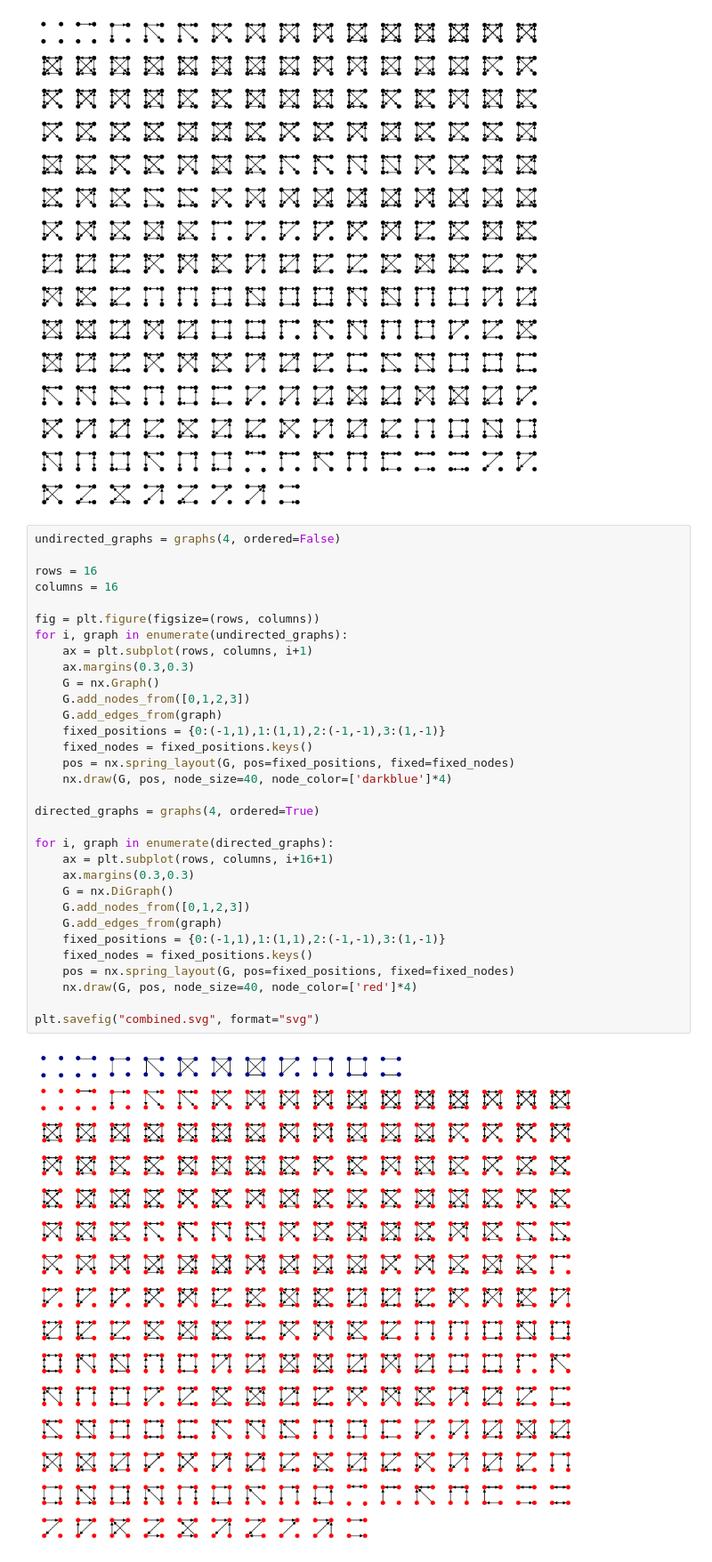
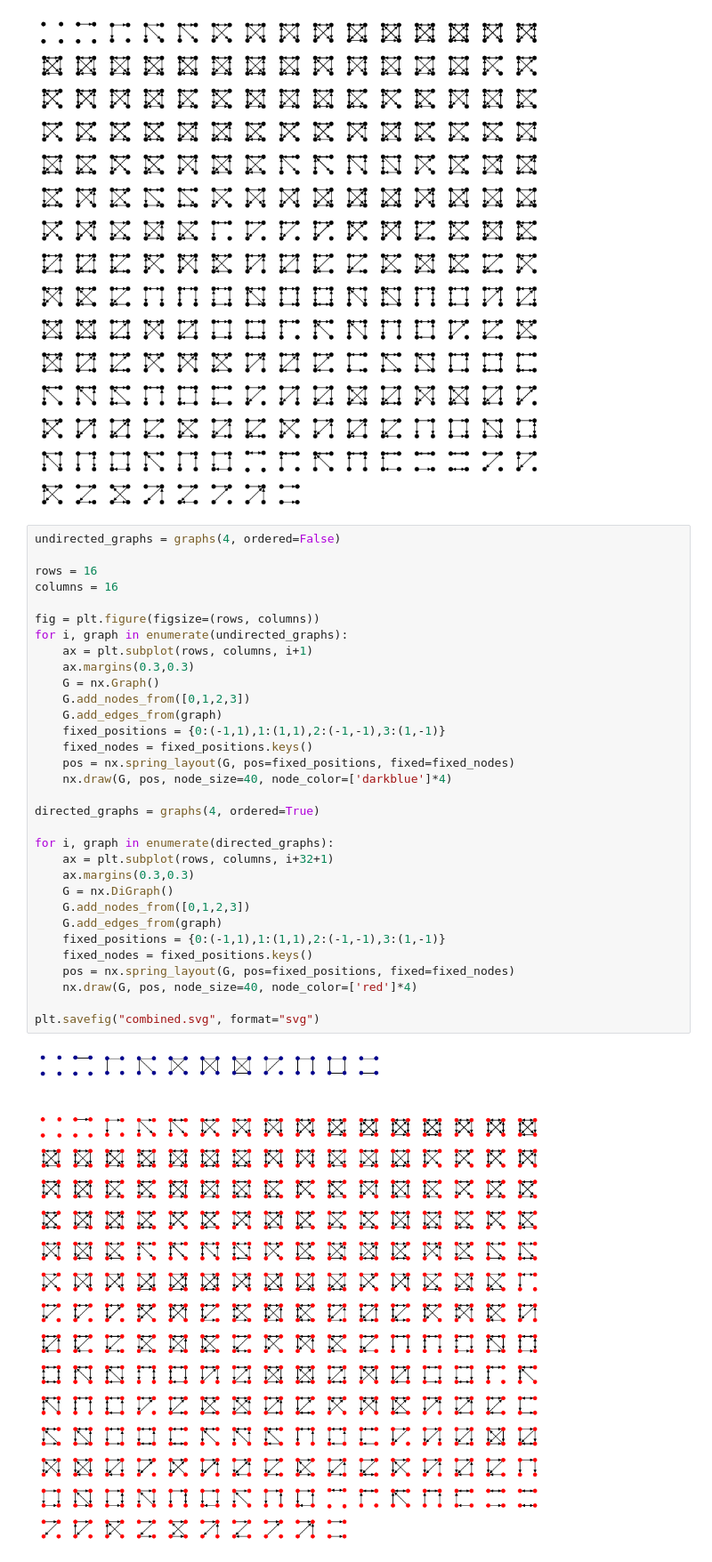
Before and after one commit to petterdaae/graph-enumeration, a Jupyter notebook: enumerate.ipynb, the cells around one changed output. Shown: that part at 89% size. Cells and saved outputs as stored; diff of their text form.

Commit message:
Improve combined figure

```diff
--- a/enumerate.ipynb
+++ b/enumerate.ipynb
@@ -133,32 +133,32 @@ undirected_graphs = graphs(4, ordered=False)
 
 rows = 16
 columns = 16
 
 fig = plt.figure(figsize=(rows, columns))
 for i, graph in enumerate(undirected_graphs):
     ax = plt.subplot(rows, columns, i+1)
     ax.margins(0.3,0.3)
     G = nx.Graph()
     G.add_nodes_from([0,1,2,3])
     G.add_edges_from(graph)
     fixed_positions = {0:(-1,1),1:(1,1),2:(-1,-1),3:(1,-1)}
     fixed_nodes = fixed_positions.keys()
     pos = nx.spring_layout(G, pos=fixed_positions, fixed=fixed_nodes)
     nx.draw(G, pos, node_size=40, node_color=['darkblue']*4)
 
 directed_graphs = graphs(4, ordered=True)
 
 for i, graph in enumerate(directed_graphs):
-    ax = plt.subplot(rows, columns, i+16+1)
+    ax = plt.subplot(rows, columns, i+32+1)
     ax.margins(0.3,0.3)
     G = nx.DiGraph()
     G.add_nodes_from([0,1,2,3])
     G.add_edges_from(graph)
     fixed_positions = {0:(-1,1),1:(1,1),2:(-1,-1),3:(1,-1)}
     fixed_nodes = fixed_positions.keys()
     pos = nx.spring_layout(G, pos=fixed_positions, fixed=fixed_nodes)
     nx.draw(G, pos, node_size=40, node_color=['red']*4)
 
 plt.savefig("combined.svg", format="svg")
 # %% [output]
-[figure, old version]
+[figure, new version]
```
Also changed, not shown: 3 other files.
